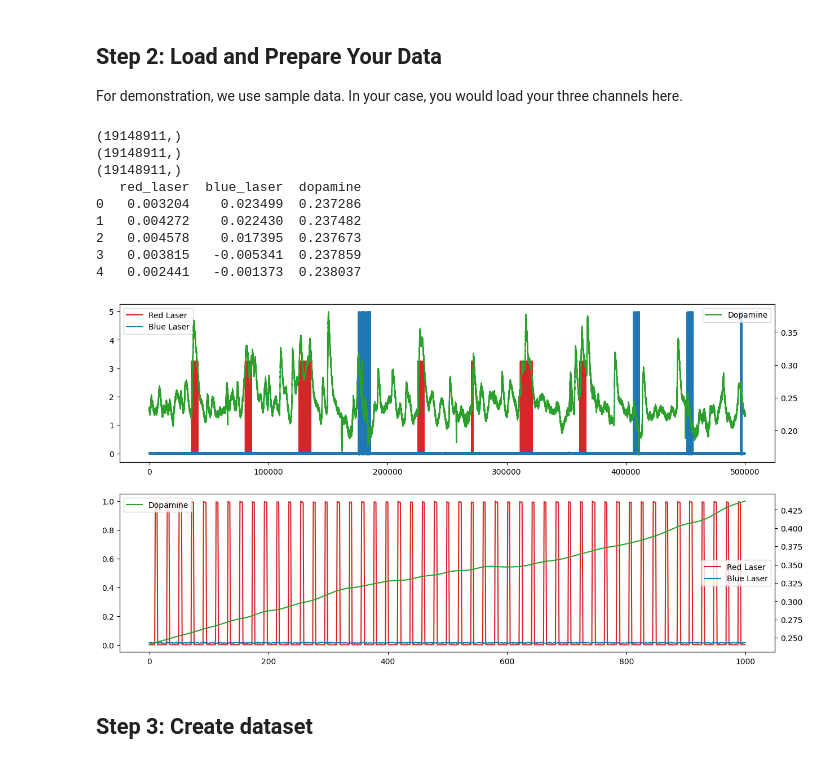
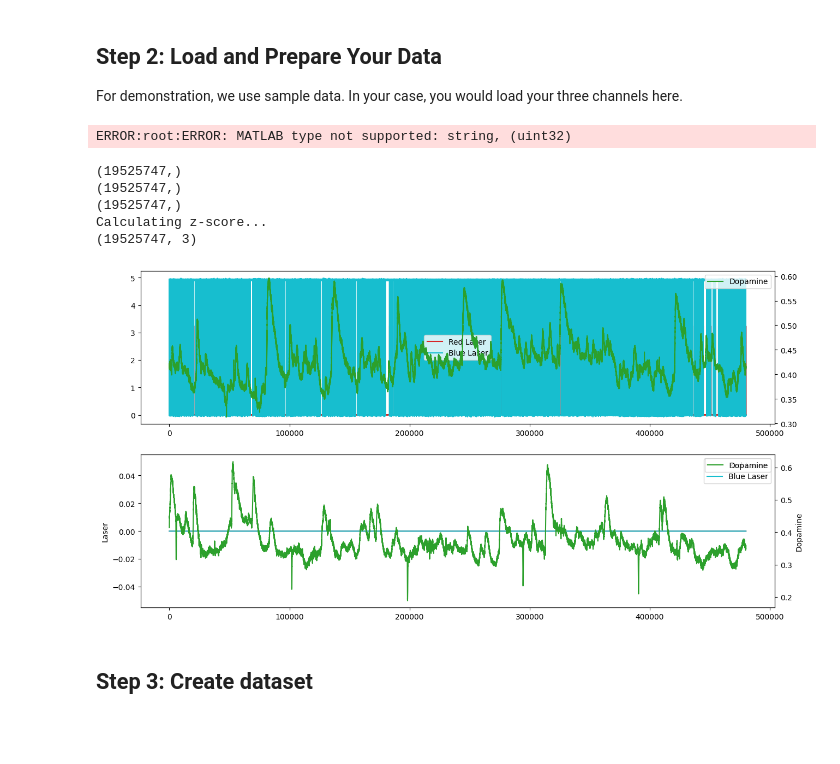
Before and after one commit to shunnnli/BrainClamp, a Jupyter notebook: DA-model.ipynb, the cells around one changed output. Drawn from its saved outputs; the diff is of its cells as text; code cells hidden in the pictures; blank space fills up the shorter version.

```diff
--- a/DA-model.ipynb
+++ b/DA-model.ipynb
@@ -40,12 +39,15 @@ def load_matlab(file_path):
 # %%
-root_dir = '/Users/shunli/Projects/BrainClamp/data/20250918-W-BiPOLES-DAT-2_g0'
-# root_dir = "/n/holylabs/LABS/bsabatini_lab/Users/shunnnli/BrainClamp/Data/20250918-W-BiPOLES-DAT-2_g0"
-data_file_path = os.path.join(root_dir, 'data_20250918-W-BiPOLES-DAT-2_g0.mat')
+session_name = '20251014-W-BiPOLES-DAT-2-Clamp_g0'
+root_dir = '/Volumes/MICROSCOPE/Shun/Project clamping/Recordings/202509-BiPOLES/'
+data_file_path = os.path.join(root_dir, f'{session_name}', f'data_{session_name}.mat')
 
 # Load the MATLAB file
-data_mat = load_matlab(data_file_path)
+import mat73
+data_mat = mat73.loadmat(data_file_path)
 
 # Extract the data from the matlab file
 red_laser_raw = data_mat['redClamp'].flatten()
 blue_laser_raw = data_mat['blueClamp'].flatten()
 dopamine_raw = data_mat['photometry_raw'].flatten()
+# %% [output]
+ERROR:root:ERROR: MATLAB type not supported: string, (uint32)
@@ -61,6 +54,5 @@ def butter_lowpass_filter(data, cutoff, fs, order=4):
 # %%
 # Preprocess the data
-
 # Apply a low-pass Butterworth filter to the dopamine signal with 200 Hz cutoff
 Fs = 10000  # Sampling frequency in Hz
 cutoff = 200  # Cutoff frequency in Hz
@@ -72,63 +64,74 @@ downsample_factor = int(Fs/targetFs)
 red_laser = red_laser_raw[::downsample_factor]
 blue_laser = blue_laser_raw[::downsample_factor]
 dopamine = dopamine_filtered[::downsample_factor]
-
 print(red_laser.shape)
 print(blue_laser.shape)
 print(dopamine.shape)
+
+# Threshold laser signals
+red_laser = (red_laser > 0.5).astype(int)
+blue_laser = (blue_laser > 0.5).astype(int)
+
+# Moving z-score of dopamine
+window_size_sec = 180
+window_size = int(window_size_sec * targetFs)
+dopamine_zscore = np.zeros_like(dopamine)
+print('Calculating z-score...')
+dopamine_zscore = moving_zscore(dopamine, window_size)
+
 
 # Create a DataFrame with the data
 data = pd.DataFrame({
     'red_laser': red_laser,
     'blue_laser': blue_laser,
-    'dopamine': dopamine
+    'dopamine': dopamine_zscore
 })
+
+# Scale the dopamine signal
 scaler = MinMaxScaler(feature_range=(0, 1))
-scaled_data = scaler.fit_transform(data)
+data['dopamine_scaled'] = scaler.fit_transform(data[['dopamine']])
 
-# Print the first few rows of the DataFrame
-print(data.head())
+scaled_data = data[['red_laser', 'blue_laser', 'dopamine_scaled']].to_numpy()
+print(scaled_data.shape)
 # %% [output]
-(19148911,)
-(19148911,)
-(19148911,)
-   red_laser  blue_laser  dopamine
-0   0.003204    0.023499  0.237286
-1   0.004272    0.022430  0.237482
-2   0.004578    0.017395  0.237673
-3   0.003815   -0.005341  0.237859
-4   0.002441   -0.001373  0.238037
+(19525747,)
+(19525747,)
+(19525747,)
+Calculating z-score...
+(19525747, 3)
 # %%
 # Plot some data
 # data_window_sec = (153.5,154) # 120-180 seconds
-data_window_sec = (150,200) # 120-180 seconds
+data_window_sec = (132,180) # 120-180 seconds
 fig, axs = plt.subplots(2,1,figsize=(15, 8))
 
 # Raw data
 data_window = slice(int(data_window_sec[0]*Fs),int(data_window_sec[1]*Fs))
 # Plot in left axis
 axs[0].plot(red_laser_raw[data_window], label='Red Laser', color='tab:red')
-axs[0].plot(blue_laser_raw[data_window], label='Blue Laser', color='tab:blue')
+axs[0].plot(blue_laser_raw[data_window], label='Blue Laser', color='tab:cyan')
 # Plot in right axis
 right_ax = axs[0].twinx()
 right_ax.plot(dopamine_raw[data_window], label='Dopamine', color='tab:green')
 axs[0].legend()
 right_ax.legend()
 
 # Downsampled & filtered
-data_window_sec = (153.6,153.7) # 120-180 seconds
+# data_window_sec = (153.6,153.7) # 120-180 seconds
 data_window = slice(int(data_window_sec[0]*targetFs),int(data_window_sec[1]*targetFs))
 # Plot in left axis
 axs[1].plot(scaled_data[data_window,0], label='Red Laser', color='tab:red')
-axs[1].plot(scaled_data[data_window,1], label='Blue Laser', color='tab:blue')
+axs[1].plot(scaled_data[data_window,1], label='Blue Laser', color='tab:cyan')
+axs[1].set_ylabel('Laser')
 # Plot in right axis
 right_ax = axs[1].twinx()
 right_ax.plot(scaled_data[data_window,2], label='Dopamine', color='tab:green')
+right_ax.set_ylabel('Dopamine')
 axs[1].legend()
 right_ax.legend()
 plt.show()
 # %% [output]
-[figure, old version]
+[figure, new version]
 # %% [markdown]
 ## Step 3: Create dataset
 # %%
```
Also changed, not shown: parts of 7 cells of this notebook, 2 other files.
